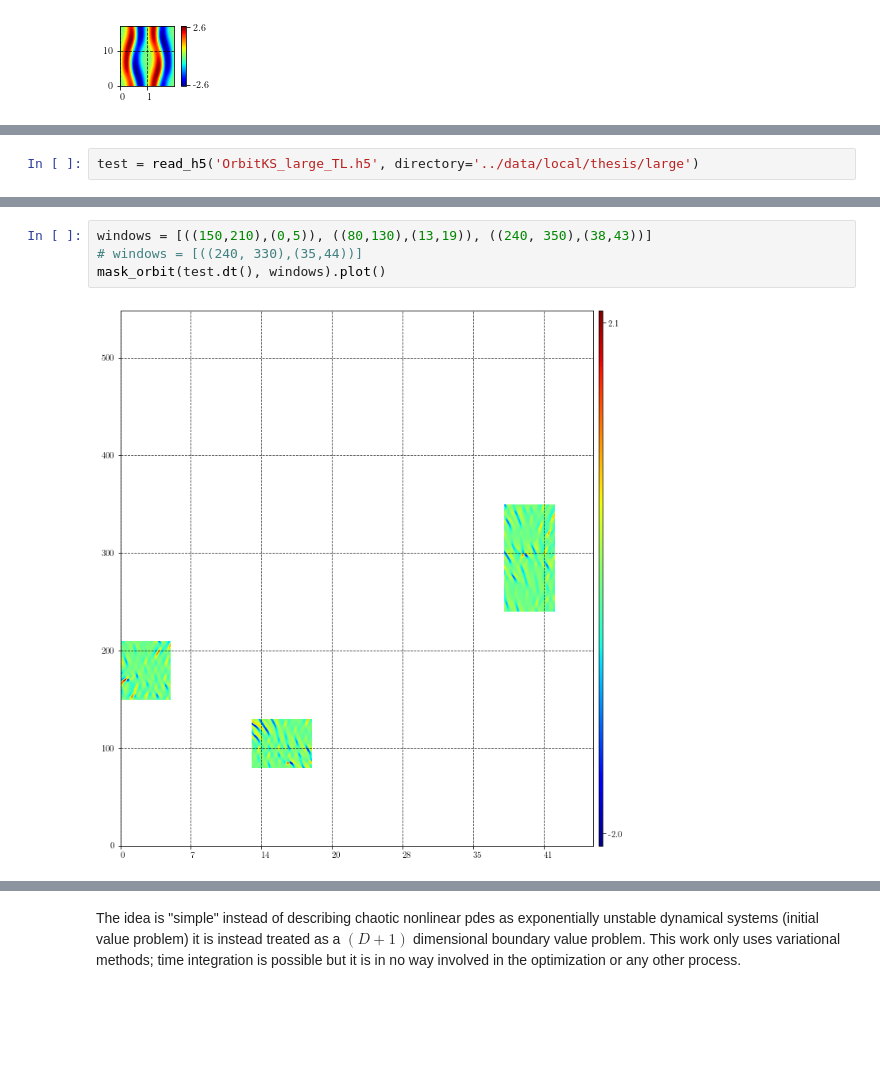
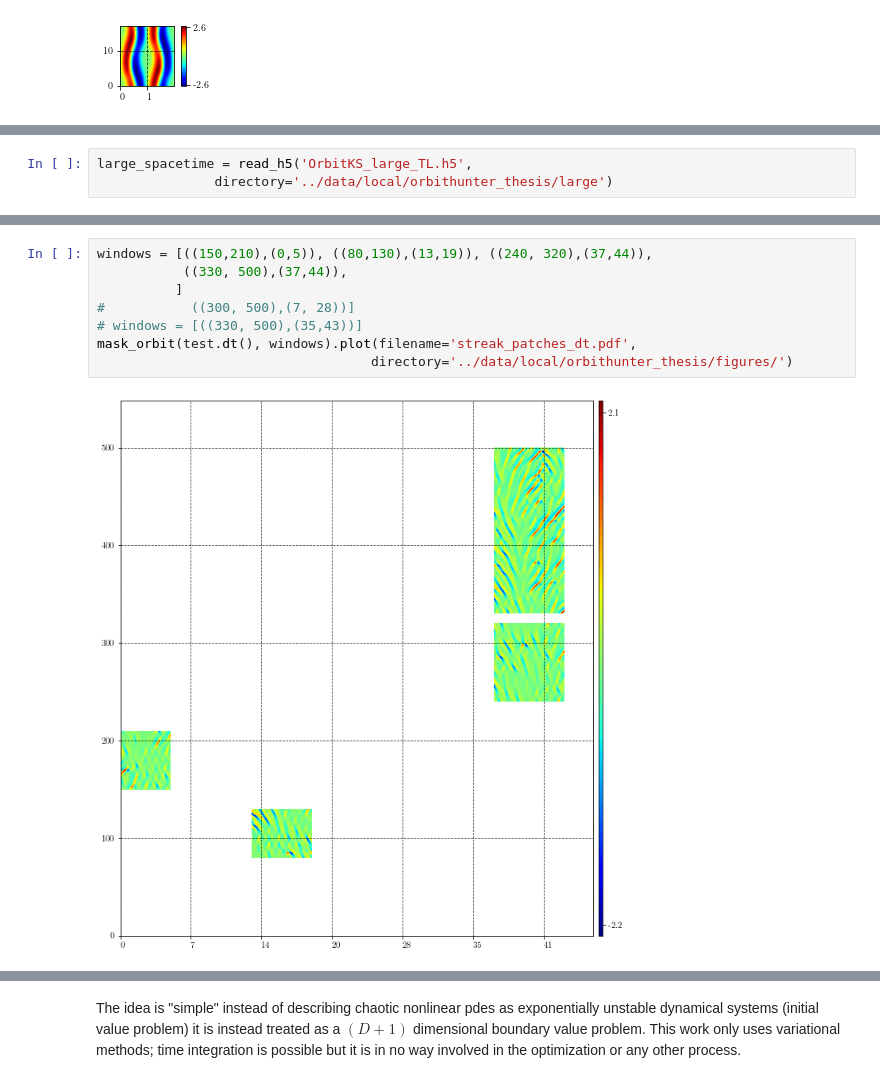
Before and after one commit to chaotic-systems/orbithunter, a Jupyter notebook: notebooks/introduction.ipynb, the cells around one changed output, grey strips where cells are left out. Drawn from its saved outputs; the diff is of its cells as text; blank space fills up the shorter version.

```diff
--- a/notebooks/introduction.ipynb
+++ b/notebooks/introduction.ipynb
@@ -54,3 +36,4 @@ result_12.orbit.plot()
 # %%
-test = read_h5('OrbitKS_large_TL.h5', directory='../data/local/thesis/large')
+large_spacetime = read_h5('OrbitKS_large_TL.h5',
+               directory='../data/local/orbithunter_thesis/large')
 # %%
@@ -76,6 +51,10 @@ mask_orbit(test, windows).plot()
 # %%
-windows = [((150,210),(0,5)), ((80,130),(13,19)), ((240, 350),(38,43))]
-# windows = [((240, 330),(35,44))]
-mask_orbit(test.dt(), windows).plot()
+windows = [((150,210),(0,5)), ((80,130),(13,19)), ((240, 320),(37,44)),
+           ((330, 500),(37,44)),
+          ]
+#           ((300, 500),(7, 28))]
+# windows = [((330, 500),(35,43))]
+mask_orbit(test.dt(), windows).plot(filename='streak_patches_dt.pdf',
+                                   directory='../data/local/orbithunter_thesis/figures/')
 # %% [output]
-[figure, old version]
+[figure, new version]
```
Also changed, not shown: parts of 18 cells of this notebook, 8 other files.
